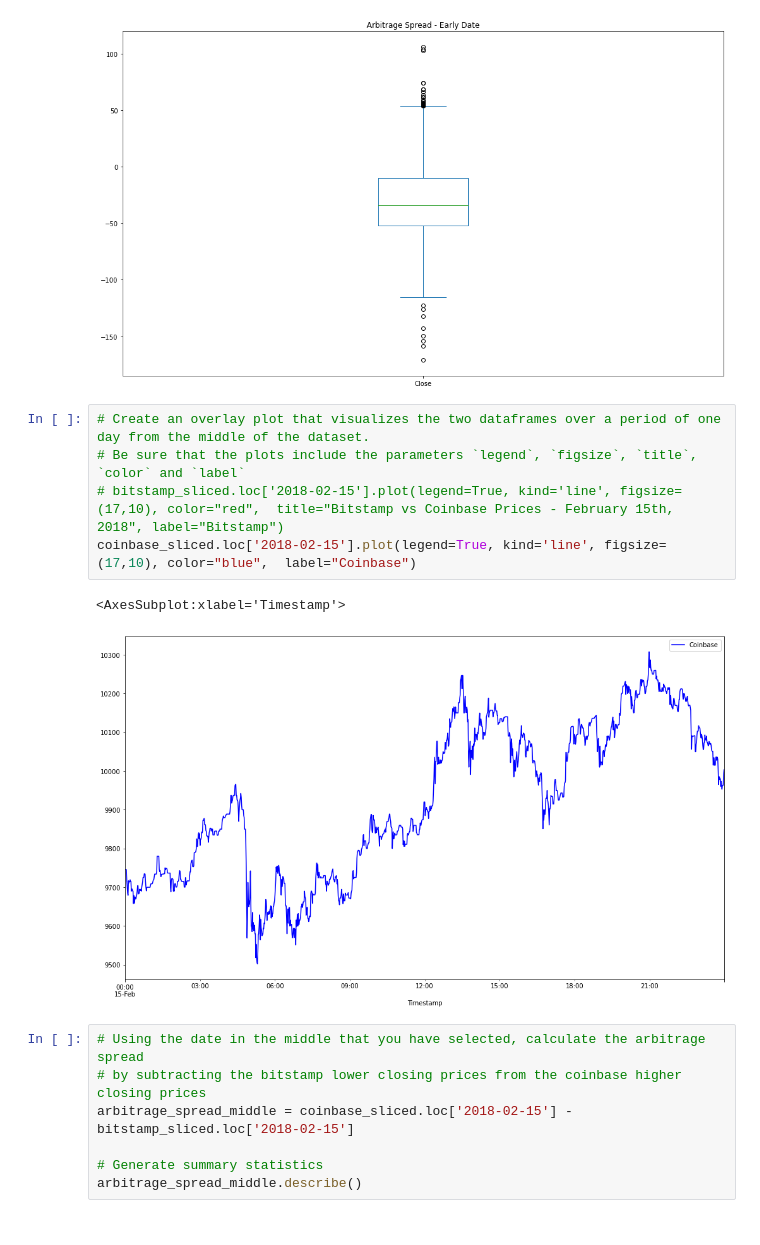
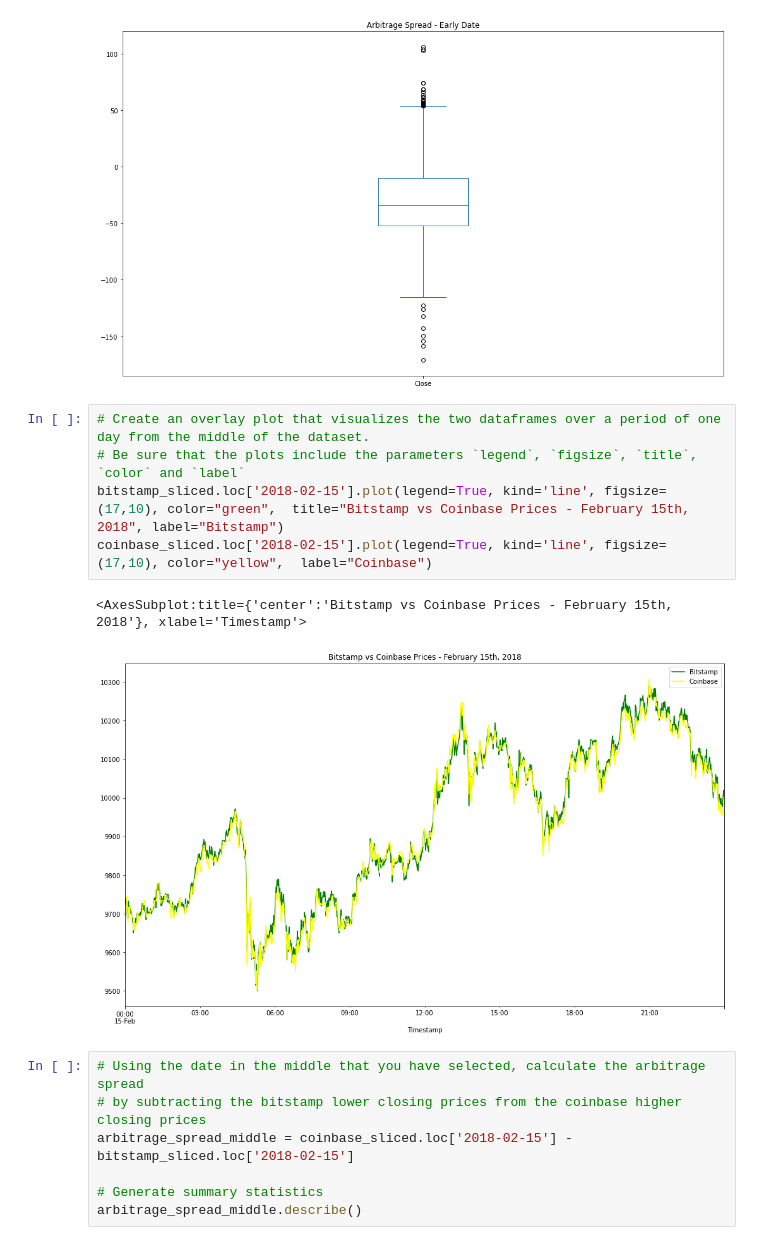
Before and after one commit to michaelmikelic/Bitcoin-Arbitrage, a Jupyter notebook: crypto_arbitrage.ipynb, the cells around one changed output. Saved outputs shown, nothing was run; the diff lists cells and outputs as text.

```diff
--- a/crypto_arbitrage.ipynb
+++ b/crypto_arbitrage.ipynb
@@ -338,11 +338,11 @@ arbitrage_spread_early.plot( kind='box', figsize=(17,10), title="Arbitrage Sprea
 # %%
 # Create an overlay plot that visualizes the two dataframes over a period of one day from the middle of the dataset.
 # Be sure that the plots include the parameters `legend`, `figsize`, `title`, `color` and `label`
-# bitstamp_sliced.loc['2018-02-15'].plot(legend=True, kind='line', figsize=(17,10), color="red",  title="Bitstamp vs Coinbase Prices - February 15th, 2018", label="Bitstamp")
-coinbase_sliced.loc['2018-02-15'].plot(legend=True, kind='line', figsize=(17,10), color="blue",  label="Coinbase")
+bitstamp_sliced.loc['2018-02-15'].plot(legend=True, kind='line', figsize=(17,10), color="green",  title="Bitstamp vs Coinbase Prices - February 15th, 2018", label="Bitstamp")
+coinbase_sliced.loc['2018-02-15'].plot(legend=True, kind='line', figsize=(17,10), color="yellow",  label="Coinbase")
 # %% [output]
-<AxesSubplot:xlabel='Timestamp'>
+<AxesSubplot:title={'center':'Bitstamp vs Coinbase Prices - February 15th, 2018'}, xlabel='Timestamp'>
-[figure, old version]
+[figure, new version]
 # %%
 # Using the date in the middle that you have selected, calculate the arbitrage spread
 # by subtracting the bitstamp lower closing prices from the coinbase higher closing prices
```
Also changed, not shown: parts of 30 cells of this notebook.
